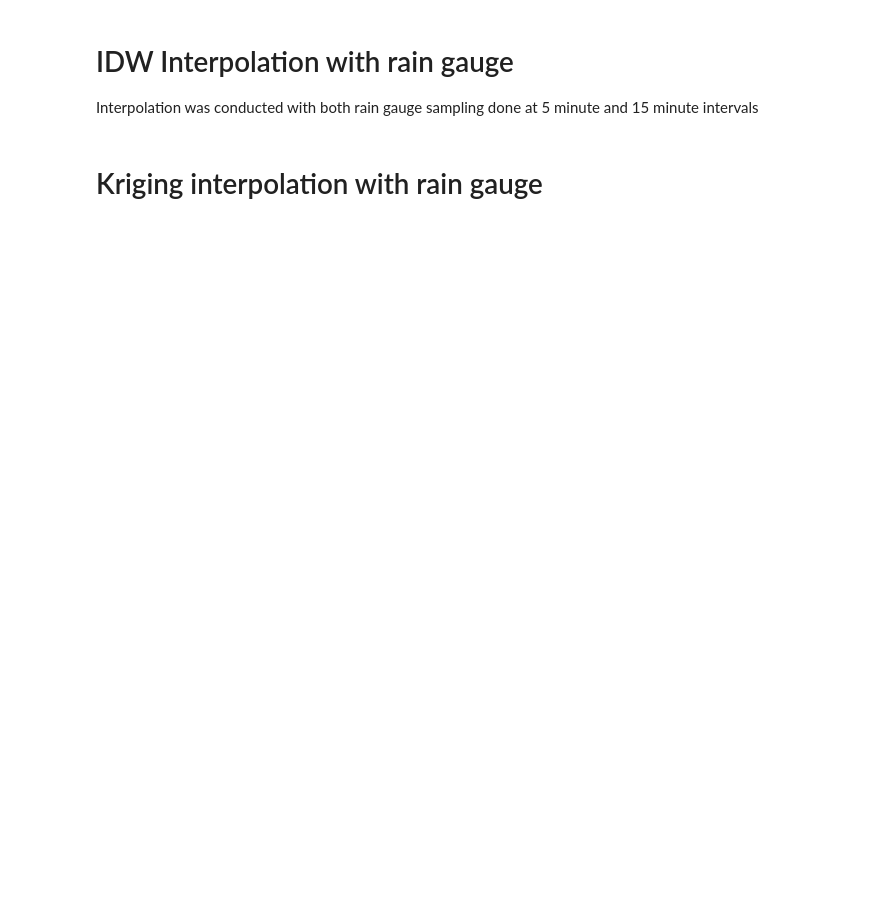
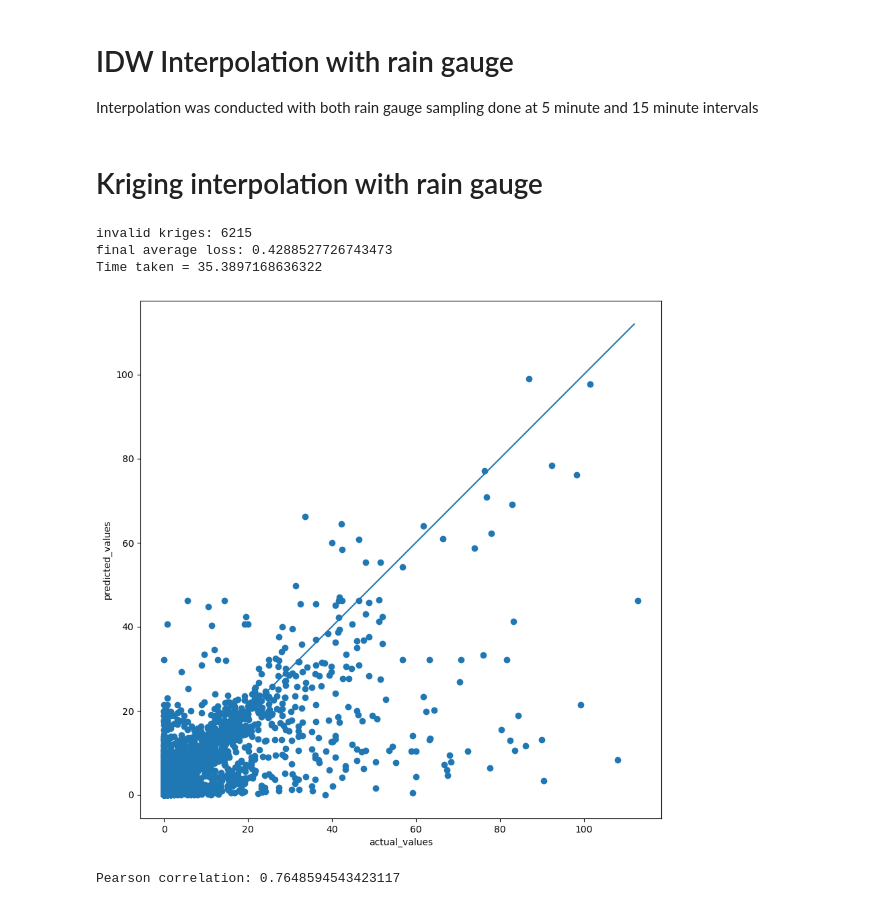
Before and after one commit to jylow/rainfall_data_fusion, a Jupyter notebook: benchmarks.ipynb, the cells around one changed output. Drawn from its saved outputs; the diff is of its cells as text; code cells hidden in the pictures; blank space fills up the shorter version.

```diff
--- a/benchmarks.ipynb
+++ b/benchmarks.ipynb
@@ -84,11 +107,13 @@ for idx, axi in enumerate(ax.flatten()):
 # %%
 #need to merge radar data with rain gauge data for KED
 
-# merged_df = pd.merge(raingauge_choice_df, radar_df, on='time_sgt')
+merged_df_KED = pd.merge(raingauge_choice_df, radar_df, on='time_sgt')
 merged_df = raingauge_choice_df
 # %% [markdown]
 # Kriging interpolation with rain gauge
 # %%
+from matplotlib.colors import LogNorm
+
 invalid_kriges = 0
 training_ratio = config['dataset_parameters']['train_size']
 station_names = []
@@ -101,8 +126,8 @@ predicted_values_arr = np.zeros(shape=[merged_df.shape[0], len(test_stations)])
 
 start = time.time()
 
-for idx in tqdm(range(len(merged_df))):
-  df = merged_df.iloc[idx]
+for idx in tqdm(range(len(merged_df_KED))):
+  df = merged_df_KED.iloc[idx]
 
   kriging_result, kriging_variance = kriging_external_drift(df=df,
                                                             station_names=training_stations,
@@ -146,31 +171,45 @@ assert(len(actual_values_arr) == len(predicted_values_arr))
 #calculate loss
 for i in range(len(actual_values_arr)):
   pred = predicted_values_arr[i]
   act = actual_values_arr[i]
   mask = ~np.isnan(act)
   MSE = np.mean((pred[mask] - act[mask]) ** 2)
   MSE_arr.append(MSE)
 
 average_RMSE_loss = np.sum(np.sqrt(np.array(MSE_arr))) / len(merged_df)
 average_MSE_loss = np.sum(np.array(MSE_arr)) / len(merged_df)
 
 print(f"invalid kriges: {invalid_kriges}")
 print(f"final average loss: {average_RMSE_loss}")
 #print(f"final average loss (0 rain = 0 loss): {total_RMSE_loss / (len(raingauge_choice_df))}")
 print(f"Time taken = {end - start}")
 
 
 plt.figure(figsize=(10,10))
 actual = np.array(actual_values_arr).flatten()
 predicted = np.array(predicted_values_arr).flatten()
+mask = ~np.isnan(actual)
+
+# plt.hist2d(x=actual[mask], y=predicted[mask],
+#                   bins=100,
+#                   cmap='jet',
+#                   cmin=1,
+#                   norm=LogNorm(vmin=1, vmax=None))
 plt.scatter(x=actual, y=predicted)
+
 plot_bound = max(np.nanmax(actual).astype(int),np.nanmax(predicted).astype(int))
 plt.plot(np.linspace(0,plot_bound,100),
         np.linspace(0,plot_bound,100))
 plt.xlabel('actual_values')
 plt.ylabel('predicted_values')
 plt.show()
 
-mask = ~np.isnan(actual)
+
 pearson_correlation, _ = pearsonr(actual[mask], predicted[mask])
 print(f"Pearson correlation: {pearson_correlation}")
+# %% [output]
+invalid kriges: 6215
+final average loss: 0.4288527726743473
+Time taken = 35.3897168636322
+[figure, added]
+Pearson correlation: 0.7648594543423117
```
Also changed, not shown: parts of 4 cells of this notebook, 2 other files.
